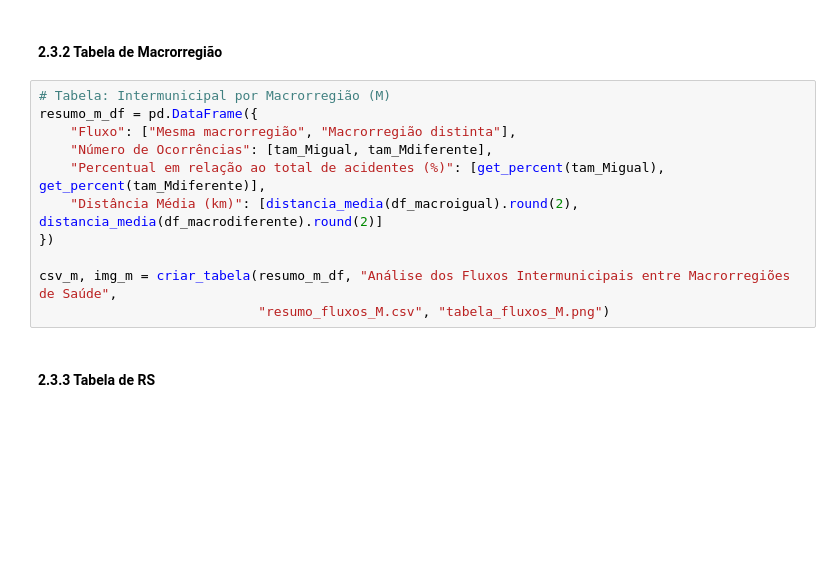
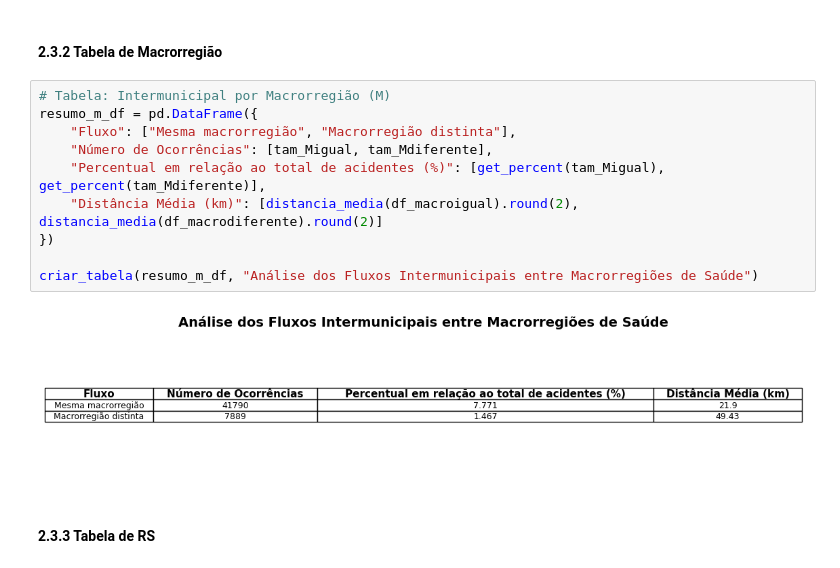
Before and after one commit to juliabu3no/Projeto-IC, a Jupyter notebook: Notebooks/Estudo_do_fluxo.ipynb, the cells around one changed output. Saved outputs shown, nothing was run; the diff lists cells and outputs as text; blank space fills up the shorter version.

```diff
--- a/Notebooks/Estudo_do_fluxo.ipynb
+++ b/Notebooks/Estudo_do_fluxo.ipynb
@@ -304,14 +302,15 @@ csv_geral, img_geral = criar_tabela(resumo_geral_df, "Distribuição Geral dos A
 # %%
 # Tabela: Intermunicipal por Macrorregião (M)
 resumo_m_df = pd.DataFrame({
     "Fluxo": ["Mesma macrorregião", "Macrorregião distinta"],
     "Número de Ocorrências": [tam_Migual, tam_Mdiferente],
     "Percentual em relação ao total de acidentes (%)": [get_percent(tam_Migual), get_percent(tam_Mdiferente)],
     "Distância Média (km)": [distancia_media(df_macroigual).round(2), distancia_media(df_macrodiferente).round(2)]
 })
 
-csv_m, img_m = criar_tabela(resumo_m_df, "Análise dos Fluxos Intermunicipais entre Macrorregiões de Saúde",
-                            "resumo_fluxos_M.csv", "tabela_fluxos_M.png")
+criar_tabela(resumo_m_df, "Análise dos Fluxos Intermunicipais entre Macrorregiões de Saúde")
+# %% [output]
+[figure, added]
 # %% [markdown]
 #### **2.3.3 Tabela de RS**
 # %%
```
Also changed, not shown: parts of 12 cells of this notebook, 6 other files.
